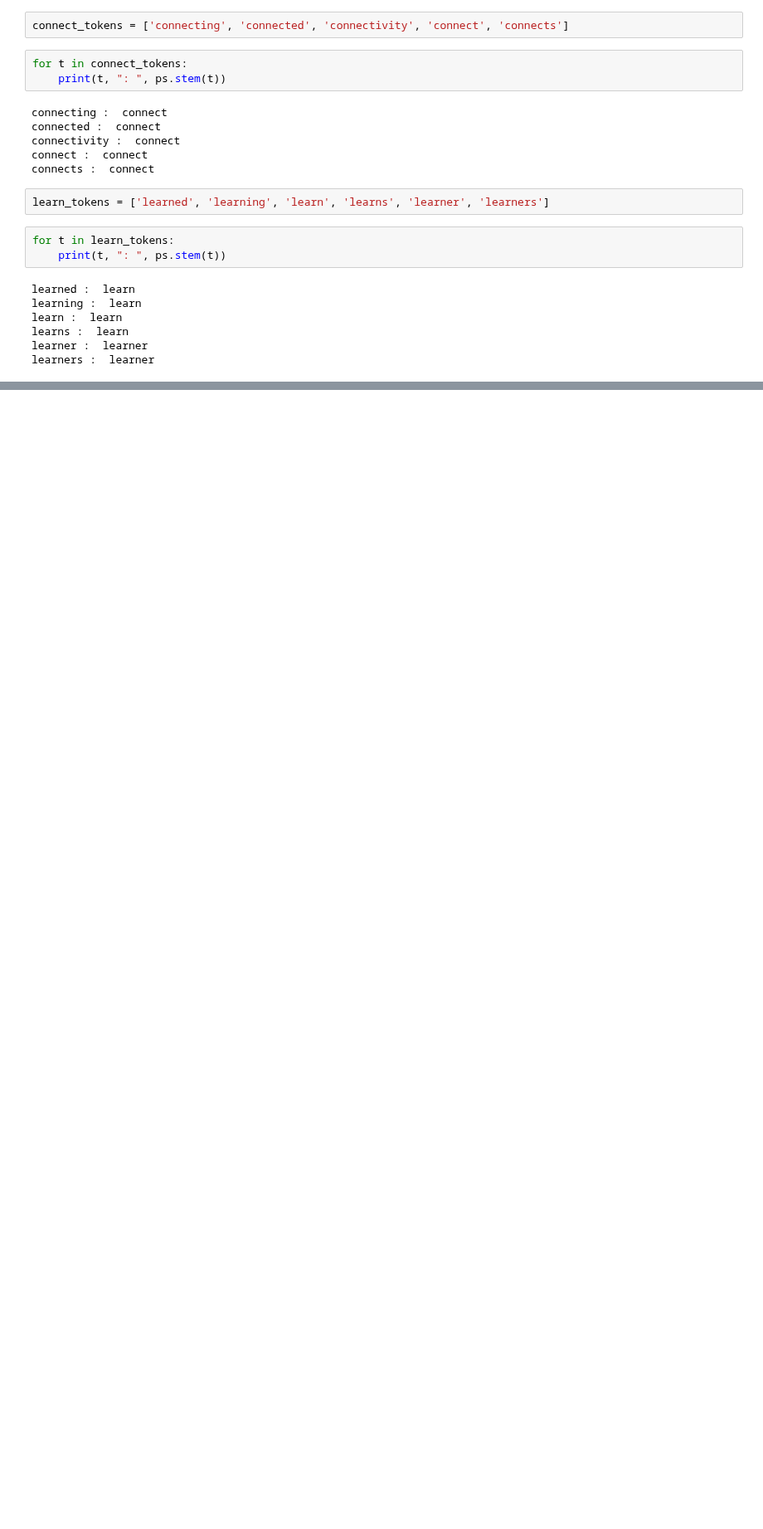
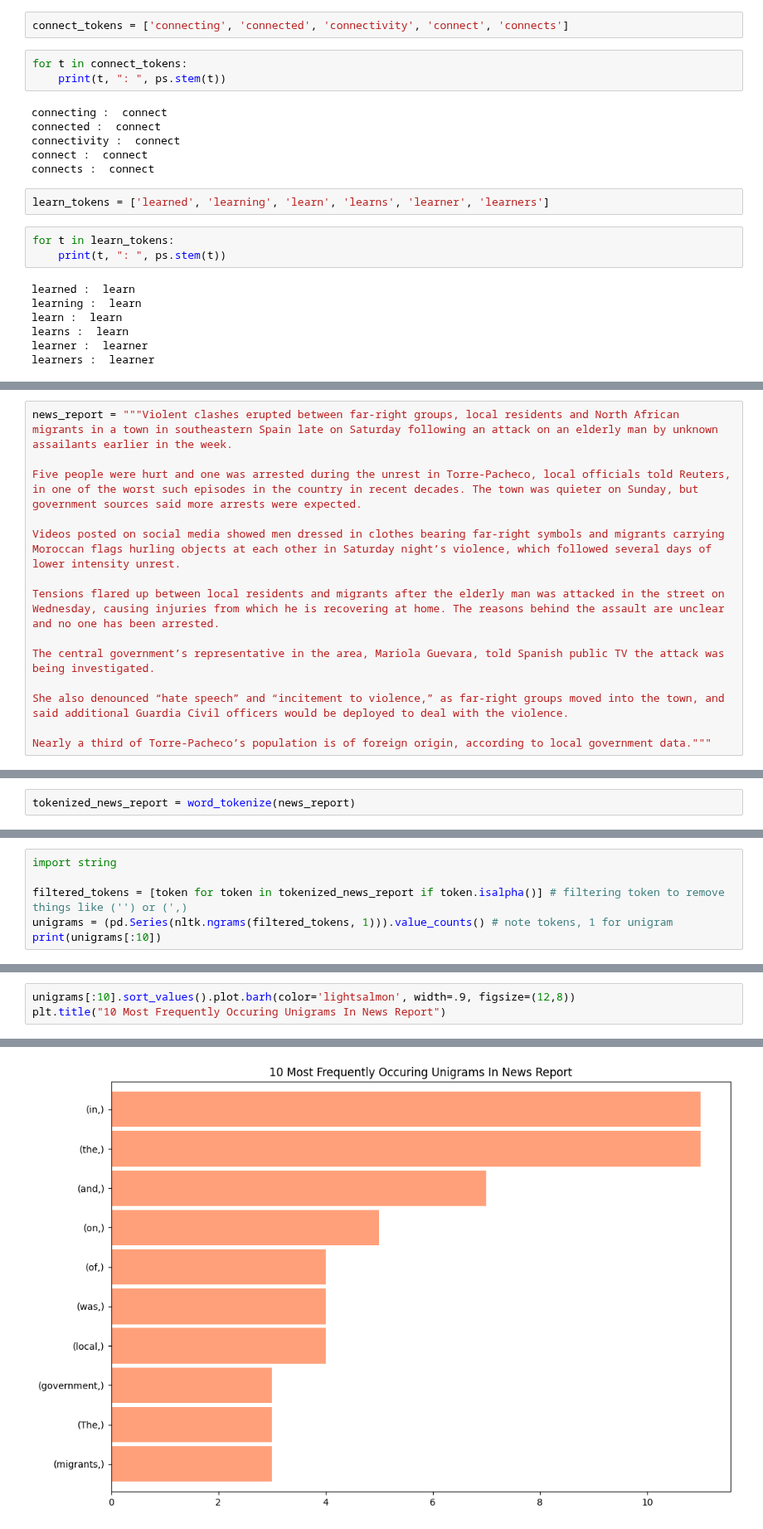
Before and after one commit to mfarid99/jupyter_365_soft1, a Jupyter notebook: prac_365.ipynb, the cells around one changed output, grey strips where cells are left out. Shown at 83% size. Saved outputs shown, nothing was run; the diff lists cells and outputs as text; blank space fills up the shorter version.

```diff
--- a/prac_365.ipynb
+++ b/prac_365.ipynb
@@ -840,0 +1006,14 @@ learners :  learner
+# %%
+news_report = """Violent clashes erupted between far-right groups, local residents and North African migrants in a town in southeastern Spain late on Saturday following an attack on an elderly man by unknown assailants earlier in the week.
+
+Five people were hurt and one was arrested during the unrest in Torre-Pacheco, local officials told Reuters, in one of the worst such episodes in the country in recent decades. The town was quieter on Sunday, but government sources said more arrests were expected.
+
+Videos posted on social media showed men dressed in clothes bearing far-right symbols and migrants carrying Moroccan flags hurling objects at each other in Saturday night’s violence, which followed several days of lower intensity unrest.
+
+Tensions flared up between local residents and migrants after the elderly man was attacked in the street on Wednesday, causing injuries from which he is recovering at home. The reasons behind the assault are unclear and no one has been arrested.
+
+The central government’s representative in the area, Mariola Guevara, told Spanish public TV the attack was being investigated.
+
+She also denounced “hate speech” and “incitement to violence,” as far-right groups moved into the town, and said additional Guardia Civil officers would be deployed to deal with the violence.
+
+Nearly a third of Torre-Pacheco’s population is of foreign origin, according to local government data."""
@@ -840,0 +1042,2 @@ learners :  learner
+# %%
+tokenized_news_report = word_tokenize(news_report)
@@ -840,0 +1048,6 @@ learners :  learner
+# %%
+import string
+
+filtered_tokens = [token for token in tokenized_news_report if token.isalpha()] # filtering token to remove things like ('') or (',)
+unigrams = (pd.Series(nltk.ngrams(filtered_tokens, 1))).value_counts() # note tokens, 1 for unigram
+print(unigrams[:10])
@@ -840,0 +1066,4 @@ learners :  learner
+# %%
+unigrams[:10].sort_values().plot.barh(color='lightsalmon', width=.9, figsize=(12,8))
+plt.title("10 Most Frequently Occuring Unigrams In News Report")
+# %% [output]
@@ -840,0 +1071 @@ learners :  learner
+[figure, added]
```
Also changed, not shown: parts of 22 cells of this notebook.
